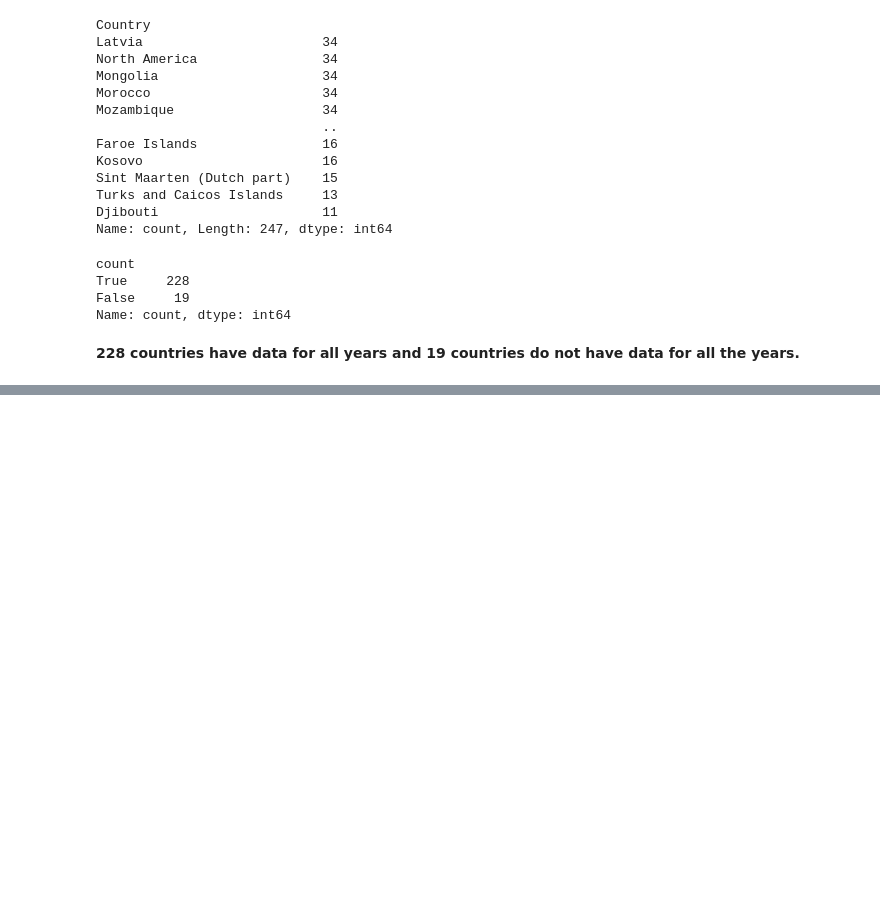
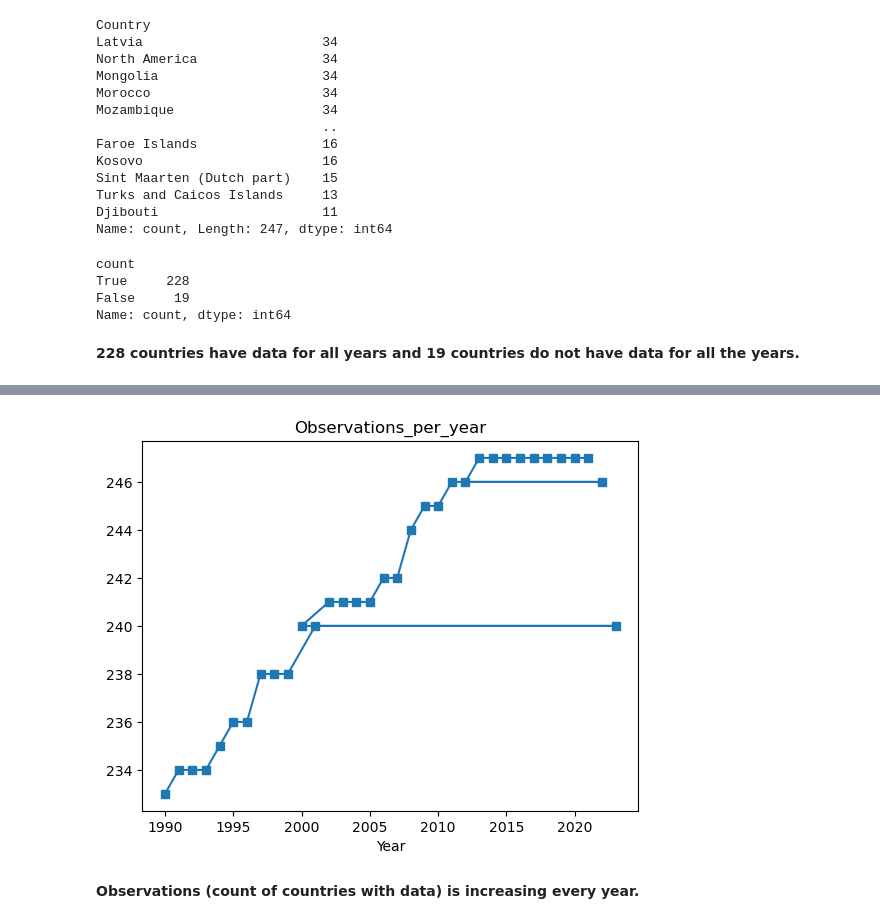
Before and after one commit to NSS-Data-Analytics-Cohort-16/da16-python-gdp-and-internet-use-analysis-janvimehendale, a Jupyter notebook: notebooks/gdp_internetuse.ipynb, the cells around one changed output, grey strips where cells are left out. Drawn from its saved outputs; the diff is of its cells as text; code cells hidden in the pictures; blank space fills up the shorter version.

```diff
--- a/notebooks/gdp_internetuse.ipynb
+++ b/notebooks/gdp_internetuse.ipynb
@@ -199,2 +205,9 @@ gdp_df_missing_yeardata
 # %%
 # 7c. Look at the number of observations per year.
+#observations_per_year = gdp_df_missing_yeardata.plot(x="Year", y="Country", kind="line", marker='*') ##showing count of years for each country
+#plt.legend("Country")
+#plt.title("Observations_per_year")
+#plt.show()
+
+observations_per_year = gdp_df_new["Year"].value_counts() #Count of countries having data that year.
+print(observations_per_year)
@@ -201,3 +232,10 @@ gdp_df_missing_yeardata
 # %%
 # 7d. What do you notice?
+observations_per_year_plot = observations_per_year.plot(x="Year", y="No_of_Observations", kind = "line", marker ='s')
+plt.title("Observations_per_year")
+plt.show()
+# %% [output]
+[figure, added]
+# %% [markdown]
+**Observations (count of countries with data) is increasing every year.**
 # %%
```
Also changed, not shown: parts of 5 cells of this notebook.
